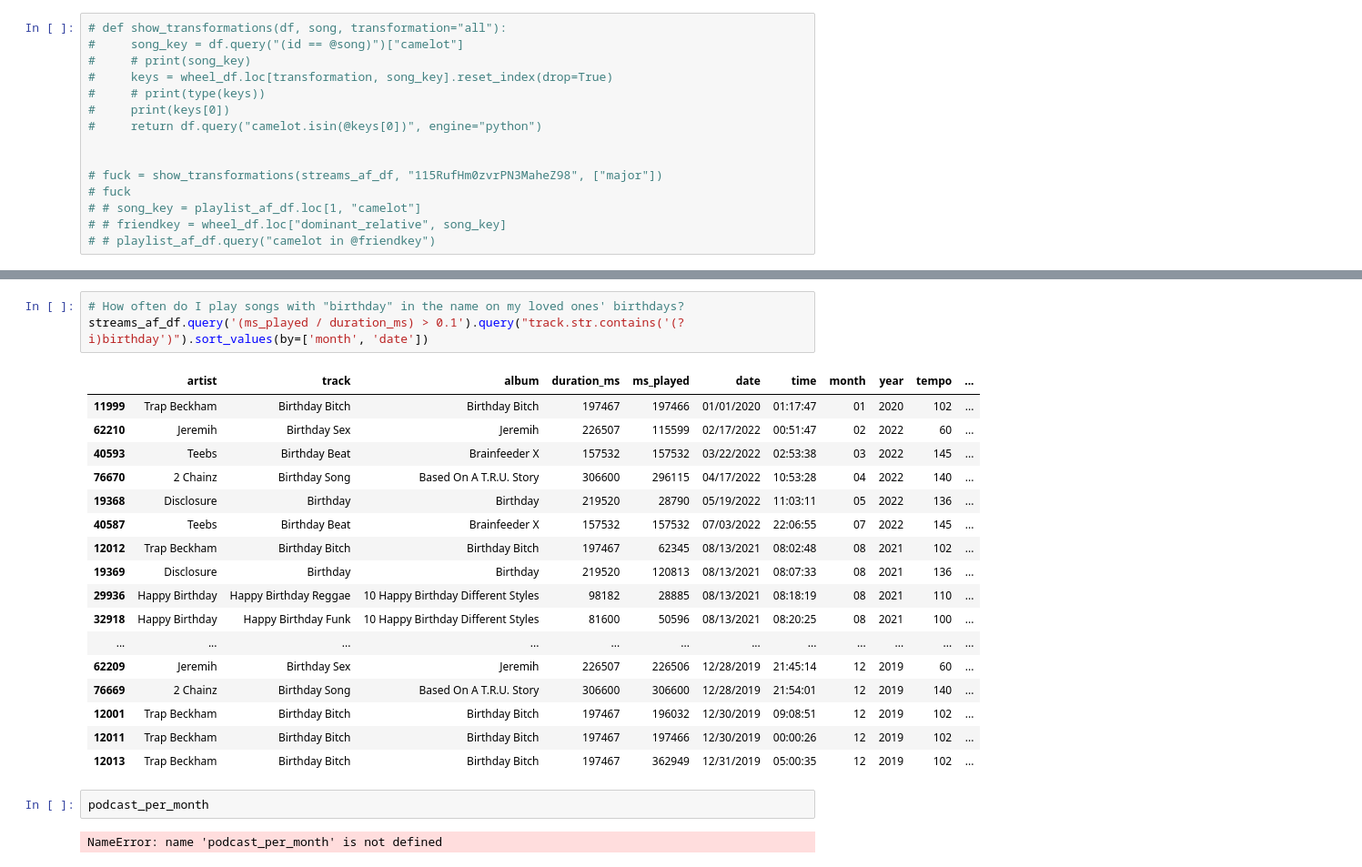
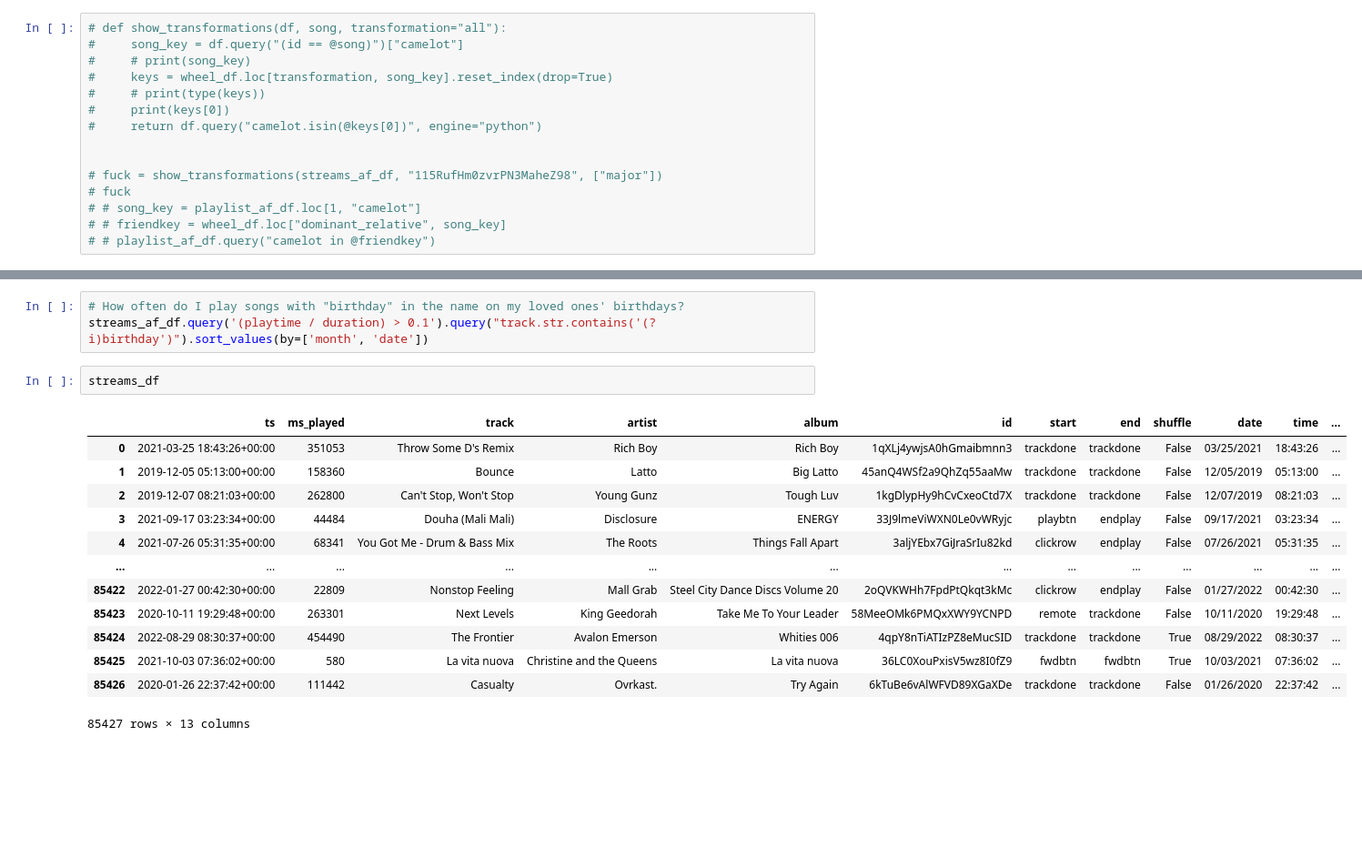
Before and after one commit to mmmuir/CL_DA2, a Jupyter notebook: spotipy_analysis.ipynb, the cells around one changed output, grey strips where cells are left out. Shown at 91% size. Saved outputs shown, nothing was run; the diff lists cells and outputs as text; blank space fills up the shorter version.

```diff
--- a/spotipy_analysis.ipynb
+++ b/spotipy_analysis.ipynb
@@ -565,28 +304,22 @@ get_friendly(
 # %%
 # How often do I play songs with "birthday" in the name on my loved ones' birthdays?
-streams_af_df.query('(ms_played / duration_ms) > 0.1').query("track.str.contains('(?i)birthday')").sort_values(by=['month', 'date'])
+streams_af_df.query('(playtime / duration) > 0.1').query("track.str.contains('(?i)birthday')").sort_values(by=['month', 'date'])
-# %% [output]
-|  | artist | track | album | duration_ms | ms_played | date | time | month | year | tempo | ... |
-| 11999 | Trap Beckham | Birthday Bitch | Birthday Bitch | 197467 | 197466 | 01/01/2020 | 01:17:47 | 01 | 2020 | 102 | ... |
-| 62210 | Jeremih | Birthday Sex | Jeremih | 226507 | 115599 | 02/17/2022 | 00:51:47 | 02 | 2022 | 60 | ... |
-| 40593 | Teebs | Birthday Beat | Brainfeeder X | 157532 | 157532 | 03/22/2022 | 02:53:38 | 03 | 2022 | 145 | ... |
-| 76670 | 2 Chainz | Birthday Song | Based On A T.R.U. Story | 306600 | 296115 | 04/17/2022 | 10:53:28 | 04 | 2022 | 140 | ... |
-| 19368 | Disclosure | Birthday | Birthday | 219520 | 28790 | 05/19/2022 | 11:03:11 | 05 | 2022 | 136 | ... |
-| 40587 | Teebs | Birthday Beat | Brainfeeder X | 157532 | 157532 | 07/03/2022 | 22:06:55 | 07 | 2022 | 145 | ... |
-| 12012 | Trap Beckham | Birthday Bitch | Birthday Bitch | 197467 | 62345 | 08/13/2021 | 08:02:48 | 08 | 2021 | 102 | ... |
-| 19369 | Disclosure | Birthday | Birthday | 219520 | 120813 | 08/13/2021 | 08:07:33 | 08 | 2021 | 136 | ... |
-| 29936 | Happy Birthday | Happy Birthday Reggae | 10 Happy Birthday Different Styles | 98182 | 28885 | 08/13/2021 | 08:18:19 | 08 | 2021 | 110 | ... |
-| 32918 | Happy Birthday | Happy Birthday Funk | 10 Happy Birthday Different Styles | 81600 | 50596 | 08/13/2021 | 08:20:25 | 08 | 2021 | 100 | ... |
-| ... | ... | ... | ... | ... | ... | ... | ... | ... | ... | ... | ... |
-| 62209 | Jeremih | Birthday Sex | Jeremih | 226507 | 226506 | 12/28/2019 | 21:45:14 | 12 | 2019 | 60 | ... |
-| 76669 | 2 Chainz | Birthday Song | Based On A T.R.U. Story | 306600 | 306600 | 12/28/2019 | 21:54:01 | 12 | 2019 | 140 | ... |
-| 12001 | Trap Beckham | Birthday Bitch | Birthday Bitch | 197467 | 196032 | 12/30/2019 | 09:08:51 | 12 | 2019 | 102 | ... |
-| 12011 | Trap Beckham | Birthday Bitch | Birthday Bitch | 197467 | 197466 | 12/30/2019 | 00:00:26 | 12 | 2019 | 102 | ... |
-| 12013 | Trap Beckham | Birthday Bitch | Birthday Bitch | 197467 | 362949 | 12/31/2019 | 05:00:35 | 12 | 2019 | 102 | ... |
-# %%
-podcast_per_month
-# %% [output]
-NameError: name 'podcast_per_month' is not defined
+# %%
+streams_df
+# %% [output]
+|  | ts | ms_played | track | artist | album | id | start | end | shuffle | date | time | ... |
+| 0 | 2021-03-25 18:43:26+00:00 | 351053 | Throw Some D's Remix | Rich Boy | Rich Boy | 1qXLj4ywjsA0hGmaibmnn3 | trackdone | trackdone | False | 03/25/2021 | 18:43:26 | ... |
+| 1 | 2019-12-05 05:13:00+00:00 | 158360 | Bounce | Latto | Big Latto | 45anQ4WSf2a9QhZq55aaMw | trackdone | trackdone | False | 12/05/2019 | 05:13:00 | ... |
+| 2 | 2019-12-07 08:21:03+00:00 | 262800 | Can't Stop, Won't Stop | Young Gunz | Tough Luv | 1kgDlypHy9hCvCxeoCtd7X | trackdone | trackdone | False | 12/07/2019 | 08:21:03 | ... |
+| 3 | 2021-09-17 03:23:34+00:00 | 44484 | Douha (Mali Mali) | Disclosure | ENERGY | 33J9lmeViWXN0Le0vWRyjc | playbtn | endplay | False | 09/17/2021 | 03:23:34 | ... |
+| 4 | 2021-07-26 05:31:35+00:00 | 68341 | You Got Me - Drum & Bass Mix | The Roots | Things Fall Apart | 3aljYEbx7GiJraSrIu82kd | clickrow | endplay | False | 07/26/2021 | 05:31:35 | ... |
+| ... | ... | ... | ... | ... | ... | ... | ... | ... | ... | ... | ... | ... |
+| 85422 | 2022-01-27 00:42:30+00:00 | 22809 | Nonstop Feeling | Mall Grab | Steel City Dance Discs Volume 20 | 2oQVKWHh7FpdPtQkqt3kMc | clickrow | endplay | False | 01/27/2022 | 00:42:30 | ... |
+| 85423 | 2020-10-11 19:29:48+00:00 | 263301 | Next Levels | King Geedorah | Take Me To Your Leader | 58MeeOMk6PMQxXWY9YCNPD | remote | trackdone | False | 10/11/2020 | 19:29:48 | ... |
+| 85424 | 2022-08-29 08:30:37+00:00 | 454490 | The Frontier | Avalon Emerson | Whities 006 | 4qpY8nTiATIzPZ8eMucSID | trackdone | trackdone | True | 08/29/2022 | 08:30:37 | ... |
+| 85425 | 2021-10-03 07:36:02+00:00 | 580 | La vita nuova | Christine and the Queens | La vita nuova | 36LC0XouPxisV5wz8I0fZ9 | fwdbtn | fwdbtn | True | 10/03/2021 | 07:36:02 | ... |
+| 85426 | 2020-01-26 22:37:42+00:00 | 111442 | Casualty | Ovrkast. | Try Again | 6kTuBe6vAlWFVD89XGaXDe | trackdone | trackdone | False | 01/26/2020 | 22:37:42 | ... |
+85427 rows × 13 columns
 # %%
 # Todo: plot podcast listening vs music listening
 # damn i really spent most of january 2022 listening to podcats
```
Also changed, not shown: parts of 39 cells of this notebook, 1 other file.
